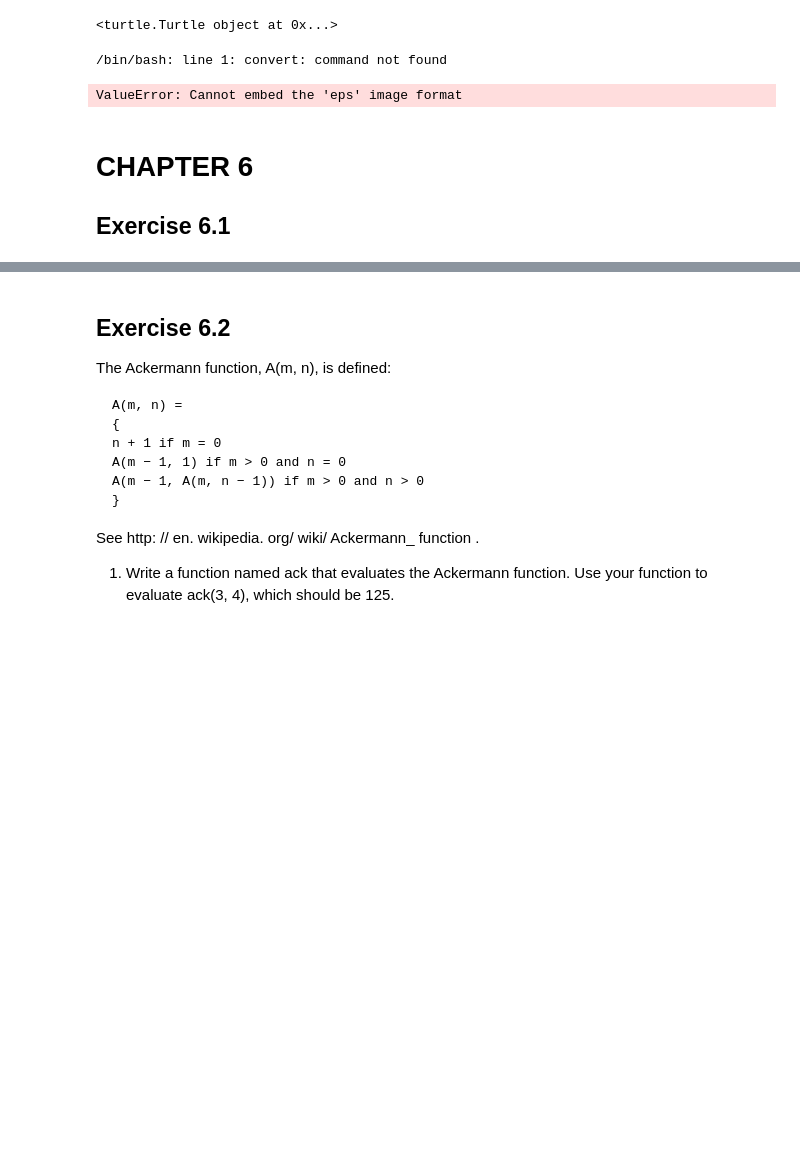
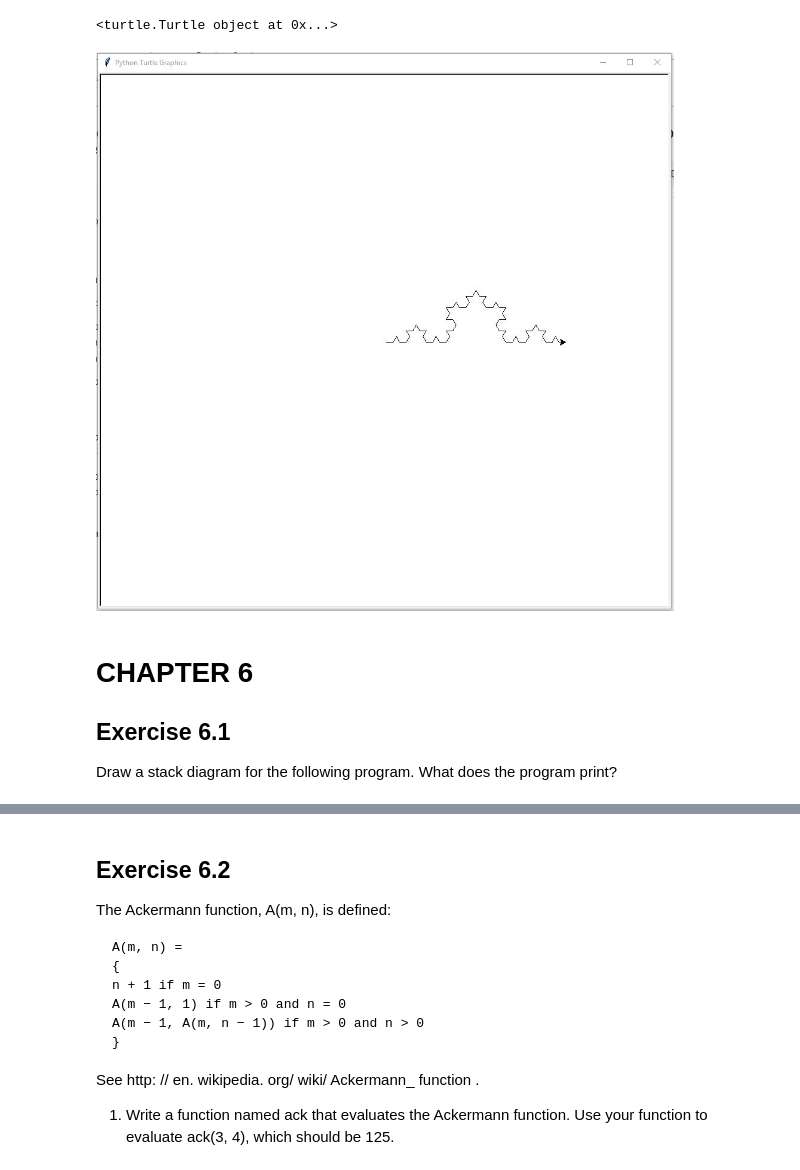
Before and after one commit to abakhtar23/ME-5194, a Jupyter notebook: ME 5194 HW2.ipynb, the cells around one changed output, grey strips where cells are left out. Cells and saved outputs as stored; diff of their text form; code cells hidden in the pictures; blank space fills up the shorter version.

Commit message:
Finished HW 2
Added pictures for the problems using the turtle, as well as some explanations for the arc-circle problem

```diff
--- a/ME 5194 HW2.ipynb
+++ b/ME 5194 HW2.ipynb
@@ -357,18 +390,18 @@ def koch_curve(t_obj, length, n):
 
         koch_curve(t_obj, length/3, n-1)
 
-koch_curve(t,100, 3)
-ts = turtle.getscreen()
-ts.getcanvas().postscript(file = "turtle_koch2.eps")
-!convert -density 150 -rotate 90 turtle_koch2.eps turtle_koch2.png
+koch_curve(t,300, 3)
 
-Image(filename = 'turtle_koch2.png')
+
+## Tried to directly save turtle output
+
+#ts = turtle.getscreen()
+#ts.getcanvas().postscript(file = "turtle_koch2.eps")
+#!convert -density 150 -rotate 90 turtle_koch2.eps turtle_koch2.png
+
+#Image(filename = 'turtle_koch2.png')
-# %% [output]
-/bin/bash: line 1: convert: command not found
-ValueError: Cannot embed the 'eps' image format
 # %%
-im_eps = Image.open("turtle.koch.eps")
-im_eps.save("turtle.koch.png")
-
-im_png = Image.open("turtle.koch.png")
-im_png.show()
+from IPython.display import Image
+Image("//coeit.osu.edu/home/b/bakhtar.1/Downloads/exercise_5_6_thinkpython_HW2.jpg")
+# %% [output]
+[figure, added]
@@ -378,3 +409,6 @@ im_png.show()
 # CHAPTER 6
 
 ## Exercise 6.1
+
+
+Draw a stack diagram for the following program. What does the program print?
```
Also changed, not shown: parts of 17 cells of this notebook.
